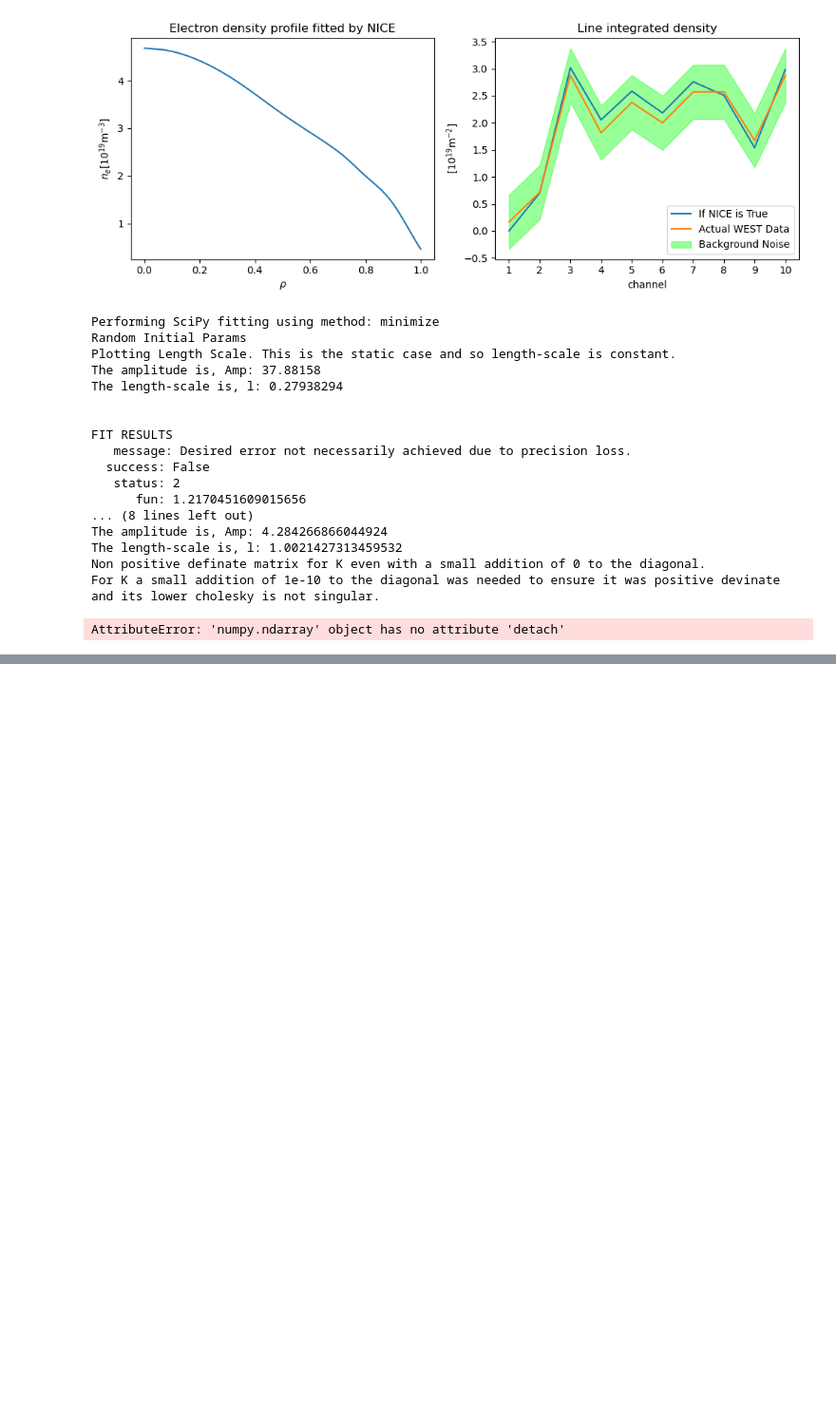
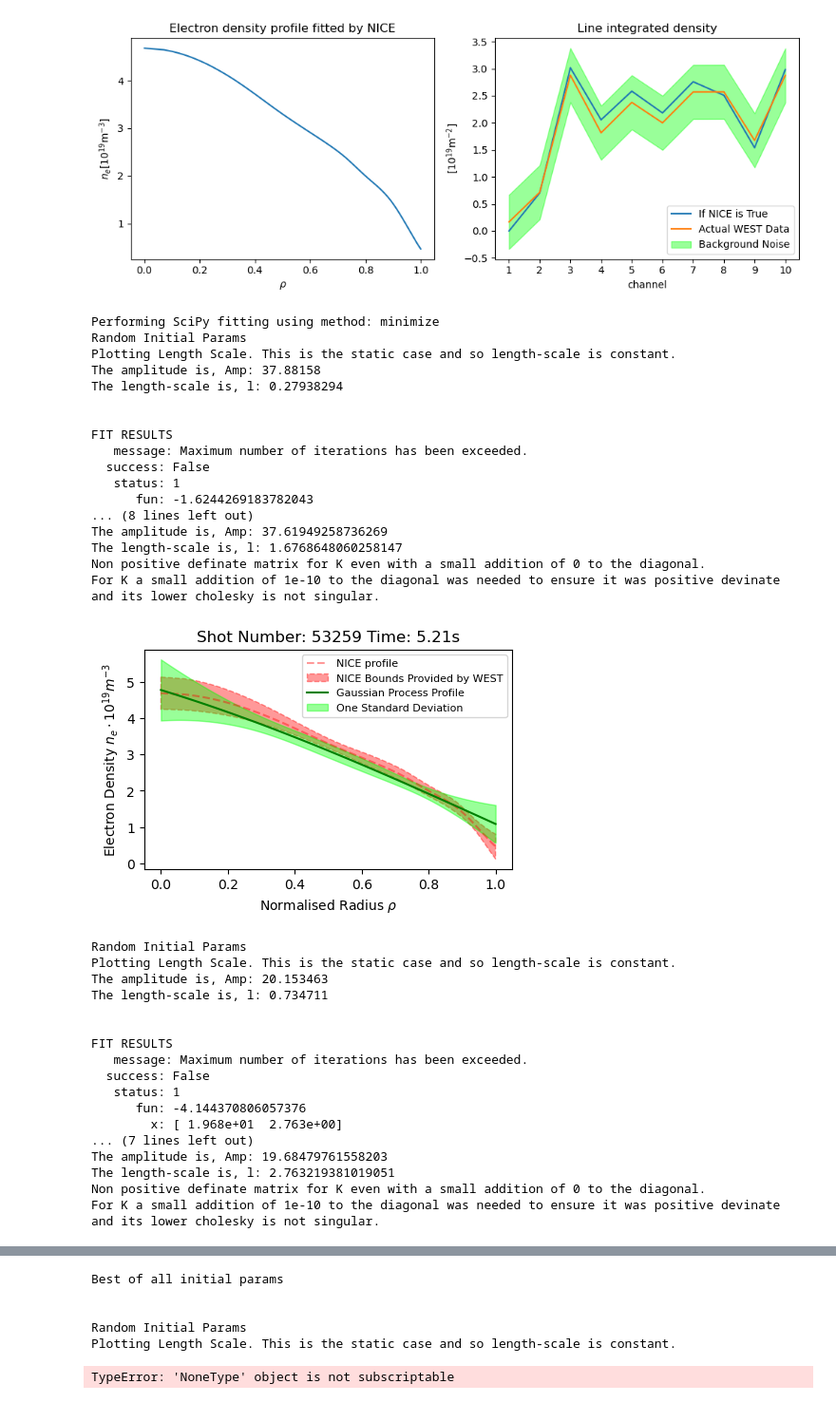
Before and after one commit to DanHarJor/Improving-Electron-Density-Profile-Inference-within-a-Tokamak-using-Bayesian-Techniques, a Jupyter notebook: RealEquillibriumInterferometry/StaticKernelSimplifiedForErrorDiscovery.ipynb, the cells around one changed output, grey strips where cells are left out. Shown at 95% size. Saved outputs shown, nothing was run; the diff lists cells and outputs as text; code cells hidden in the pictures; blank space fills up the shorter version.

```diff
--- a/RealEquillibriumInterferometry/StaticKernelSimplifiedForErrorDiscovery.ipynb
+++ b/RealEquillibriumInterferometry/StaticKernelSimplifiedForErrorDiscovery.ipynb
@@ -349,7 +347,7 @@ class ForwardGPR(object):
             elif method == 'minimize':
                 optimize = minimize
                 args = ()
-                kargs = {'options':{'maxiter':1000}, 'tol':1e-20}
+                kargs = {'options':{'maxiter':3}}
 
             results = optimize(self.MargeLi, x0=kp, *args, **kargs)
             print("\n\nFIT RESULTS\n",results)
@@ -377,8 +375,12 @@ class ForwardGPR(object):
         self.marge_li = self.MargeLi(params)
 
     def PlotInference(self):
-        post_mu = self.post_mu.detach()
-        std = torch.sqrt(torch.diagonal(self.post_cov)).detach()
+        if self.tensor:
+            post_mu = self.post_mu.detach()
+            std = torch.sqrt(torch.diagonal(self.post_cov)).detach()
+        else:
+            post_mu = self.post_mu
+            std = np.sqrt(np.diagonal(self.post_cov))
 
         figGPR3 = plt.figure(figsize=(5,3))
         plt.title('Shot Number: '+str(shot)+' Time: '+str(t)+'s')
@@ -391,46 +393,61 @@ class ForwardGPR(object):
         plt.legend(fontsize = 8)
         plt.show()
 
-EXP_ER = 0.5
+EXP_ER = 0.03
 lid_error = np.repeat(EXP_ER, interf_M)
 N=101
 rho_test=np.linspace(0,1,N)
-lid_d = lid_d
-initial_params_tensor = [torch.tensor([p], requires_grad=False) for p in initial_params]
 
 #sets the seed so the randomness can be repeated exactly the same each time
 ReSeed(1)
 
 
 interf = ForwardGPR(rho_test=rho_test, lid_d=lid_d,
                     lid_error=lid_error,
                     Kernel=Kernel,
                     initial_params=initial_params,
                     prior_mu='non-informative', tensor=False)
 
 # interf.SciPyFit(method='basinhopping', NUM_RANDOM_SEARCHES=3)
-interf.SciPyFit(NUM_RANDOM_SEARCHES=12)
+interf.SciPyFit(NUM_RANDOM_SEARCHES=4)
 
-interf.GridSearch(suitable_params_range, num_grid_squares_1d=100)
+# interf.GridSearch(suitable_params_range, num_grid_squares_1d=100)
 
 # interf.Infer(interf.initial_params)
 # interf.PlotInference()
 # %% [output]
 Performing SciPy fitting using method: minimize
 Random Initial Params
 Plotting Length Scale. This is the static case and so length-scale is constant.
 The amplitude is, Amp: 37.88158
 The length-scale is, l: 0.27938294
 
 
 FIT RESULTS
-   message: Desired error not necessarily achieved due to precision loss.
+   message: Maximum number of iterations has been exceeded.
   success: False
-   status: 2
-      fun: 1.2170451609015656
+   status: 1
+      fun: -1.6244269183782043
 ... (8 lines left out)
-The amplitude is, Amp: 4.284266866044924
-The length-scale is, l: 1.0021427313459532
+The amplitude is, Amp: 37.61949258736269
+The length-scale is, l: 1.6768648060258147
 Non positive definate matrix for K even with a small addition of 0 to the diagonal.
 For K a small addition of 1e-10 to the diagonal was needed to ensure it was positive devinate and its lower cholesky is not singular.
+[figure, added]
-AttributeError: 'numpy.ndarray' object has no attribute 'detach'
+Random Initial Params
+Plotting Length Scale. This is the static case and so length-scale is constant.
+The amplitude is, Amp: 20.153463
+The length-scale is, l: 0.734711
+
+
+FIT RESULTS
+   message: Maximum number of iterations has been exceeded.
+  success: False
+   status: 1
+      fun: -4.144370806057376
+        x: [ 1.968e+01  2.763e+00]
+... (7 lines left out)
+The amplitude is, Amp: 19.68479761558203
+The length-scale is, l: 2.763219381019051
+Non positive definate matrix for K even with a small addition of 0 to the diagonal.
+For K a small addition of 1e-10 to the diagonal was needed to ensure it was positive devinate and its lower cholesky is not singular.
@@ -437 +491,7 @@ AttributeError: 'numpy.ndarray' object has no attribute 'detach'
+Best of all initial params
+
+
+Random Initial Params
+Plotting Length Scale. This is the static case and so length-scale is constant.
+TypeError: 'NoneType' object is not subscriptable
 # %%
```
Also changed, not shown: parts of 4 cells of this notebook.
